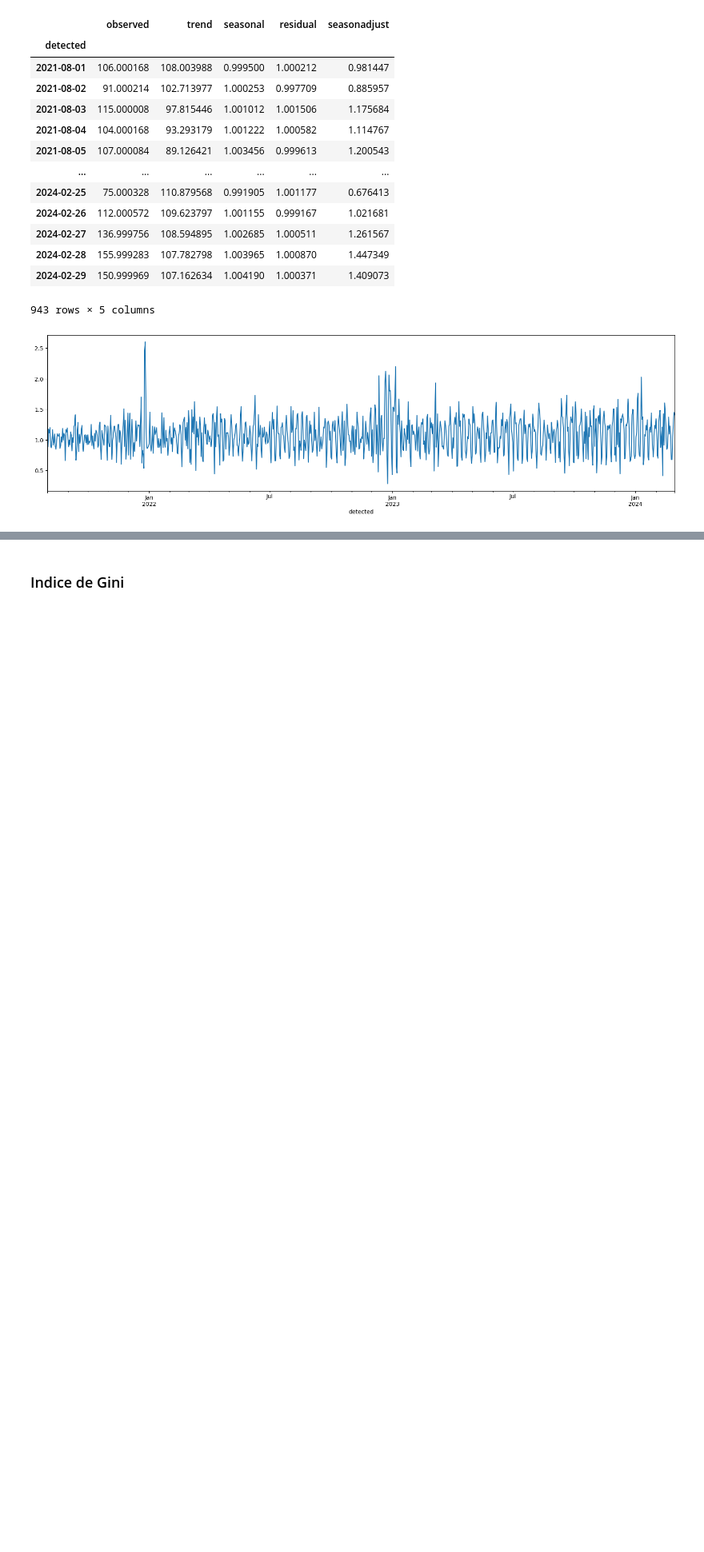
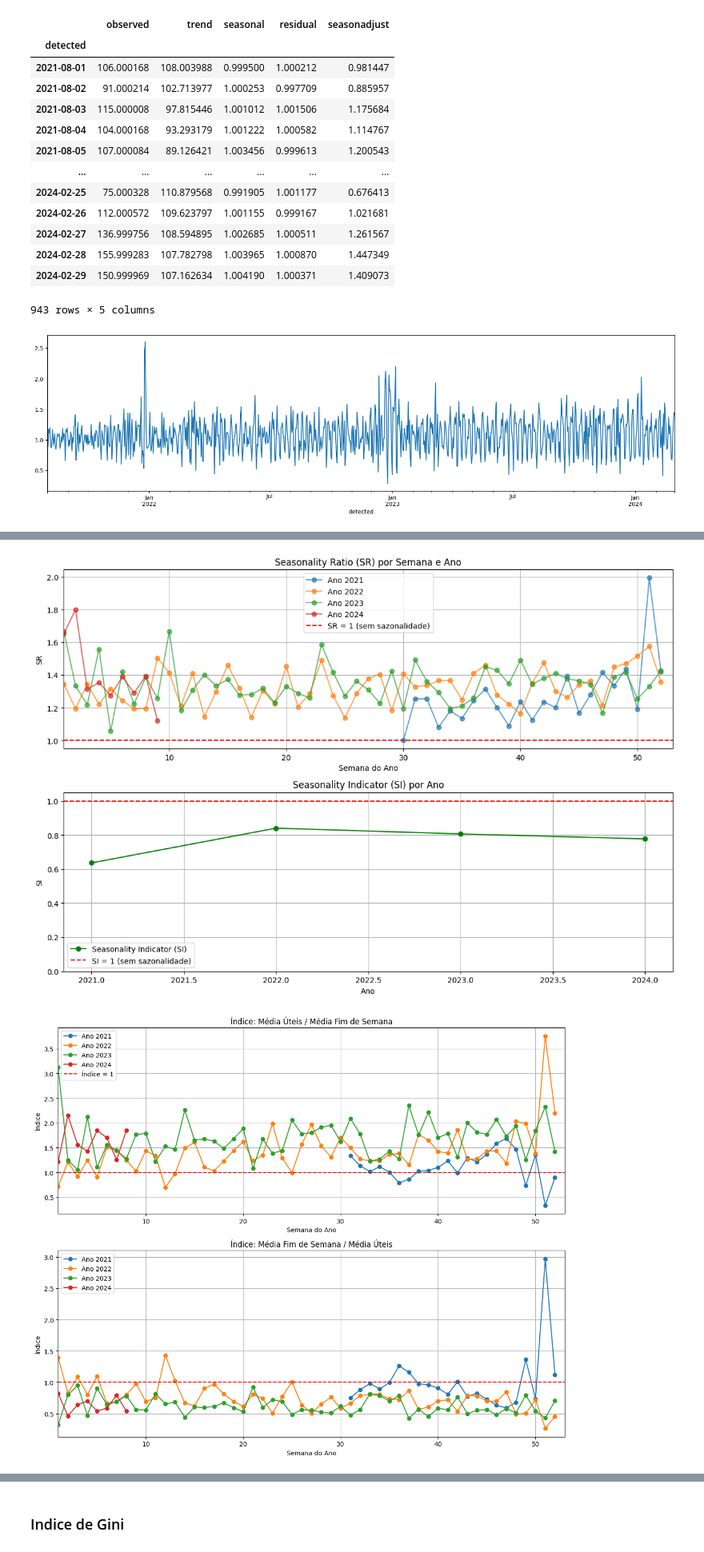
Before and after one commit to joanacarvalheiro/Seasonality, a Jupyter notebook: construcao_modelos/MSTL.ipynb, the cells around one changed output, grey strips where cells are left out. Shown at 80% size. Saved outputs shown, nothing was run; the diff lists cells and outputs as text; code cells hidden in the pictures; blank space fills up the shorter version.

```diff
--- a/construcao_modelos/MSTL.ipynb
+++ b/construcao_modelos/MSTL.ipynb
@@ -747,0 +676,38 @@ df_season_stl
+# %%
+resultados_stl = []
+contador_id = 'count_8'
+start_date = '2021-08-01'
+end_date_inicial = '2022-07-31'
+semanas_adicionadas = 0
+
+# Janela inicial (52 semanas)
+df_hist = df_corrigido_final.loc[start_date:end_date_inicial]
+
+# 1) STL na janela inicial: guarda tudo
+df_stl = aplica_stl_boxcox(df_hist, col=contador_id, period=7)
+resultados_stl.append(df_stl)
+
+while True:
+    # 2) Avança 1 semana na janela móvel
+    df_hist, semanas_adicionadas, conseguiu = get_one_more_week_rolling(
+        df=df_corrigido_final,
+        df_hist=df_hist,
+        weeks_added=semanas_adicionadas,
+        janela_semanas=52
+    )
+    if not conseguiu:
+        print(f"Fim da análise para {contador_id}")
+        break
+
+    # 3) STL na nova janela móvel (52 semanas)
+    df_stl_new = aplica_stl_boxcox(df_hist, col=contador_id, period=7)
+
+    # 4) Seleciona só a última semana dos resultados (7 dias)
+    ultima_semana_start = df_hist.index.max() - pd.Timedelta(days=6)
+    df_stl_ultima_semana = df_stl_new.loc[ultima_semana_start:].copy()
+
+    # 5) Acrescenta só essa última semana à coleção de resultados
+    resultados_stl.append(df_stl_ultima_semana)
+
+# 6) Junta todos os resultados para ter a série completa
+df_todas_janelas = pd.concat(resultados_stl)
@@ -747,0 +858,8 @@ df_season_stl
+# %%
+df_diario = df_corrigido_final['count_8'].reset_index()
+df_diario.columns = ['datetime', 'count_8']
+df_sr_ano_semana, df_sr_semana, df_si = calcular_sr_si(df_diario, coluna='count_8', plotar=True)
+df_indices_uteis_fds = calcular_indice_uteis_fds(df_diario, coluna='count_8', plotar=True)
+# %% [output]
+[figure, added]
+[figure, added]
```
Also changed, not shown: parts of 31 cells of this notebook, 1 other file.
